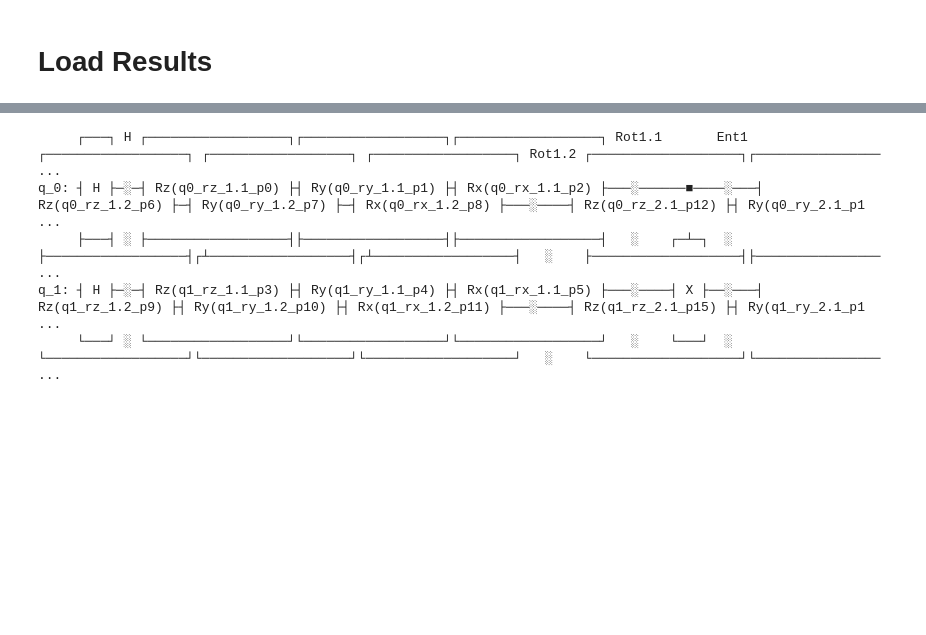
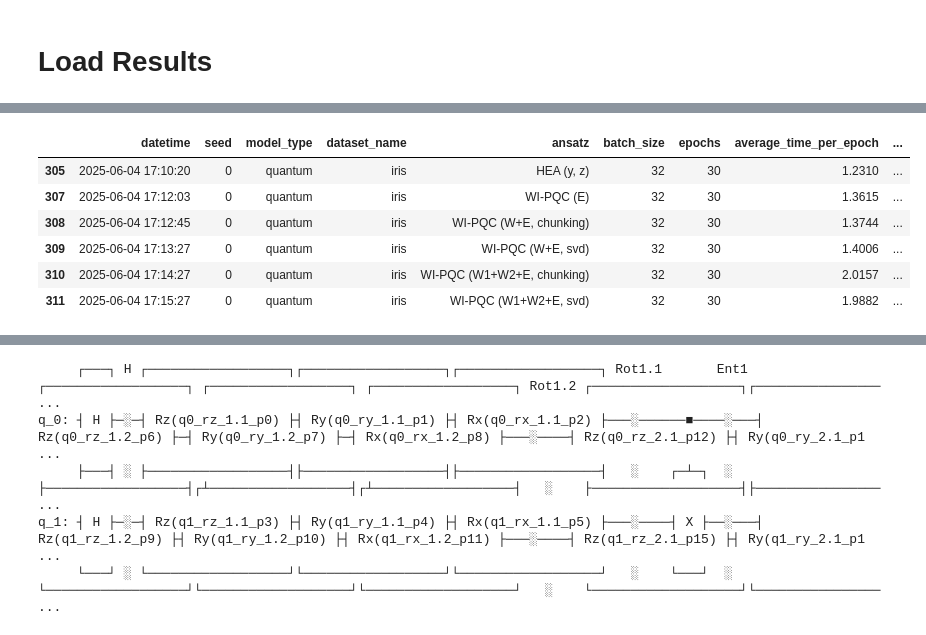
Before and after one commit to LarryHH/NNWeightInformedPQC, a Jupyter notebook: main.ipynb, the cells around one changed output, grey strips where cells are left out. Saved outputs shown, nothing was run; the diff lists cells and outputs as text; code cells hidden in the pictures; blank space fills up the shorter version.

```diff
--- a/main.ipynb
+++ b/main.ipynb
@@ -847,0 +680,10 @@ plot_loss_results_vertical(diabetes_results_4q, highlight_keyword='wi-pqc')
+# %%
+iris_results_2q
+# %% [output]
+|  | datetime | seed | model_type | dataset_name | ansatz | batch_size | epochs | average_time_per_epoch | ... |
+| 305 | 2025-06-04 17:10:20 | 0 | quantum | iris | HEA (y, z) | 32 | 30 | 1.2310 | ... |
+| 307 | 2025-06-04 17:12:03 | 0 | quantum | iris | WI-PQC (E) | 32 | 30 | 1.3615 | ... |
+| 308 | 2025-06-04 17:12:45 | 0 | quantum | iris | WI-PQC (W+E, chunking) | 32 | 30 | 1.3744 | ... |
+| 309 | 2025-06-04 17:13:27 | 0 | quantum | iris | WI-PQC (W+E, svd) | 32 | 30 | 1.4006 | ... |
+| 310 | 2025-06-04 17:14:27 | 0 | quantum | iris | WI-PQC (W1+W2+E, chunking) | 32 | 30 | 2.0157 | ... |
+| 311 | 2025-06-04 17:15:27 | 0 | quantum | iris | WI-PQC (W1+W2+E, svd) | 32 | 30 | 1.9882 | ... |
```
Also changed, not shown: parts of 25 cells of this notebook.
